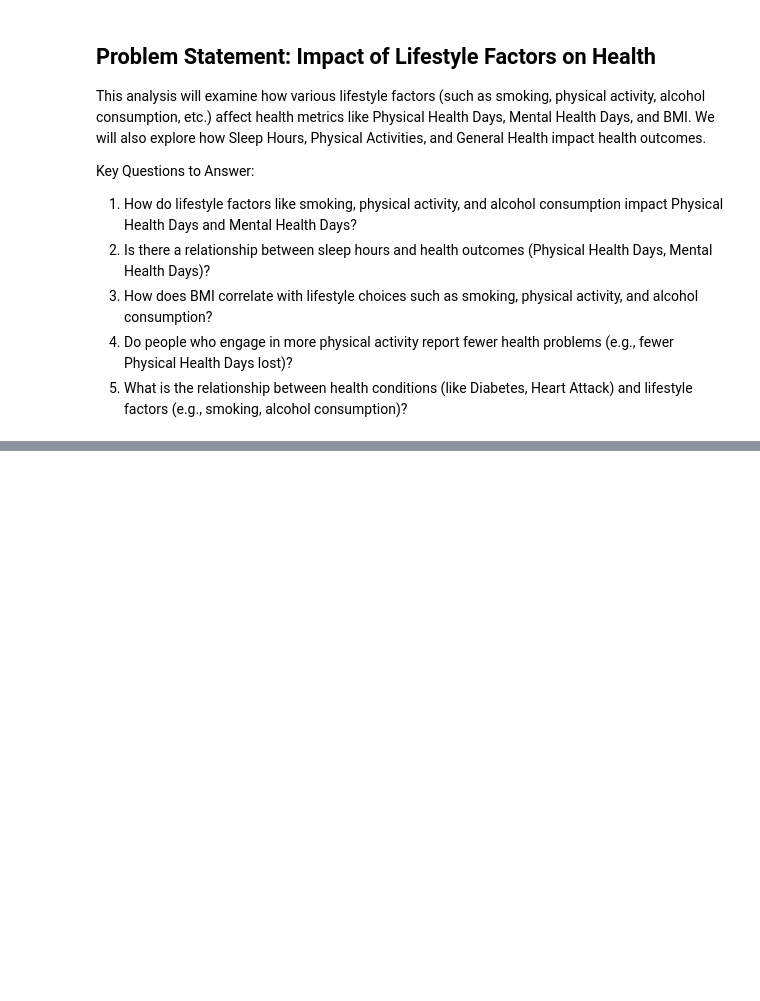
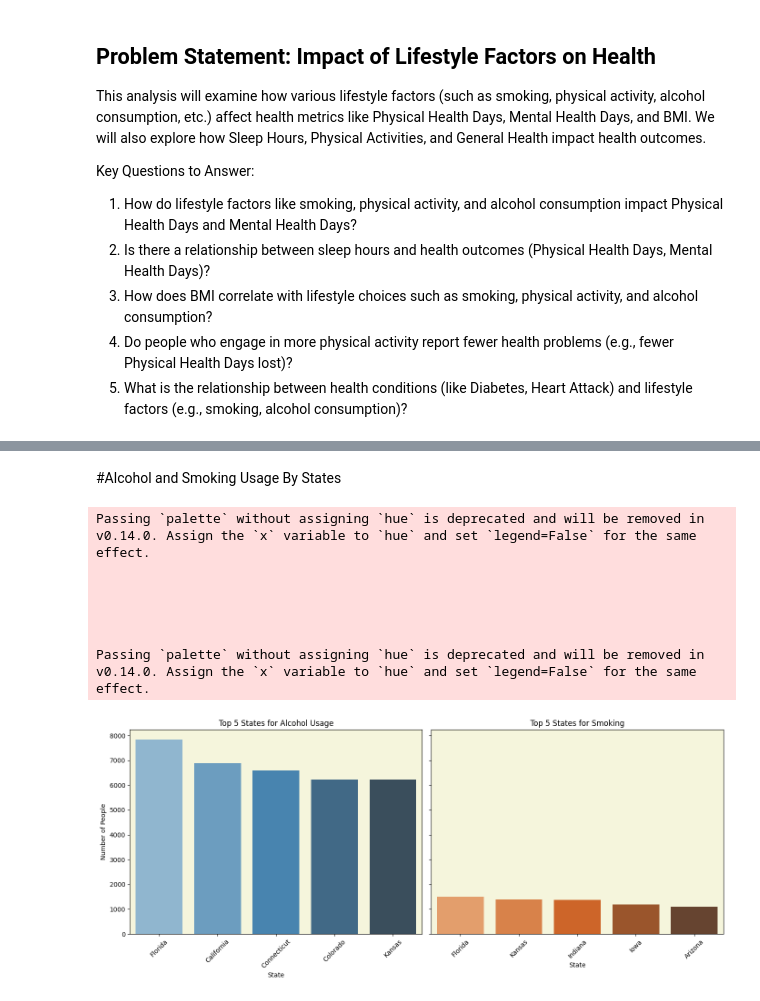
Before and after one commit to bonareri/Python-Data-Analysis, a Jupyter notebook: Heart_Analysis.ipynb, the cells around one changed output, grey strips where cells are left out. Drawn from its saved outputs; the diff is of its cells as text; code cells hidden in the pictures; blank space fills up the shorter version.

```diff
--- a/Heart_Analysis.ipynb
+++ b/Heart_Analysis.ipynb
@@ -475,0 +464,41 @@ dtype: int64
+# %% [markdown]
+#Alcohol and Smoking Usage By States
+# %%
+import matplotlib.pyplot as plt
+import seaborn as sns
+
+# Filter data for individuals who consume alcohol and those who are current smokers
+alcohol_users = heart_analysis[heart_analysis['AlcoholDrinkers'] == 'Yes']
+smokers = heart_analysis[heart_analysis['SmokerStatus'] == 'Current Smoker']
+
+# Count alcohol users and smokers in each state and get the top 5
+state_alcohol_counts = alcohol_users['State'].value_counts().nlargest(5)
+state_smoker_counts = smokers['State'].value_counts().nlargest(5)
+
+# Set up the figure with two subplots
+fig, axes = plt.subplots(1, 2, figsize=(14, 6), sharey=True)
+
+# Plot for Alcohol Usage
+sns.barplot(x=state_alcohol_counts.index, y=state_alcohol_counts.values, ax=axes[0], palette="Blues_d")
+axes[0].set_title('Top 5 States for Alcohol Usage')
+axes[0].set_xlabel('State')
+axes[0].set_ylabel('Number of People')
+axes[0].tick_params(axis='x', rotation=45)
+
+# Plot for Smoking
+sns.barplot(x=state_smoker_counts.index, y=state_smoker_counts.values, ax=axes[1], palette="Oranges_d")
+axes[1].set_title('Top 5 States for Smoking')
+axes[1].set_xlabel('State')
+axes[1].tick_params(axis='x', rotation=45)
+
+plt.tight_layout()
+plt.show()
+# %% [output]
+Passing `palette` without assigning `hue` is deprecated and will be removed in v0.14.0. Assign the `x` variable to `hue` and set `legend=False` for the same effect.
+
+
+
+
+
+Passing `palette` without assigning `hue` is deprecated and will be removed in v0.14.0. Assign the `x` variable to `hue` and set `legend=False` for the same effect.
+[figure, added]
```
Also changed, not shown: parts of 26 cells of this notebook.
